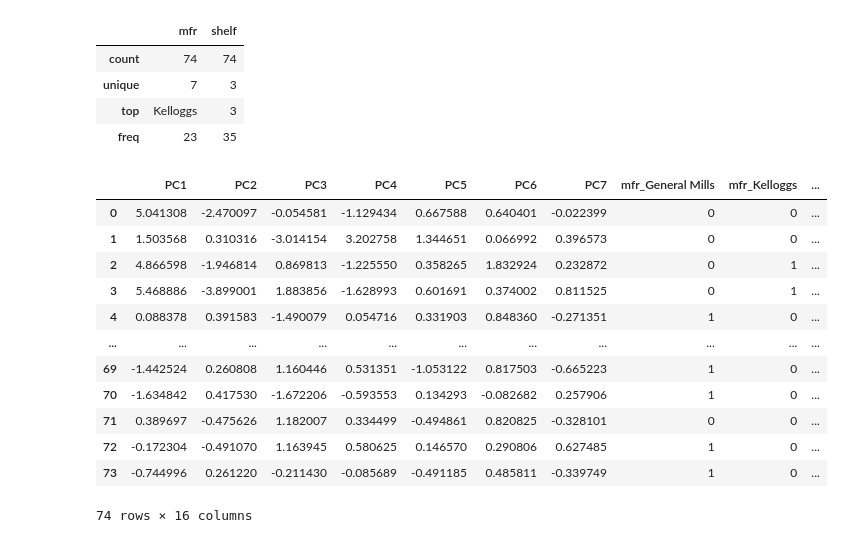
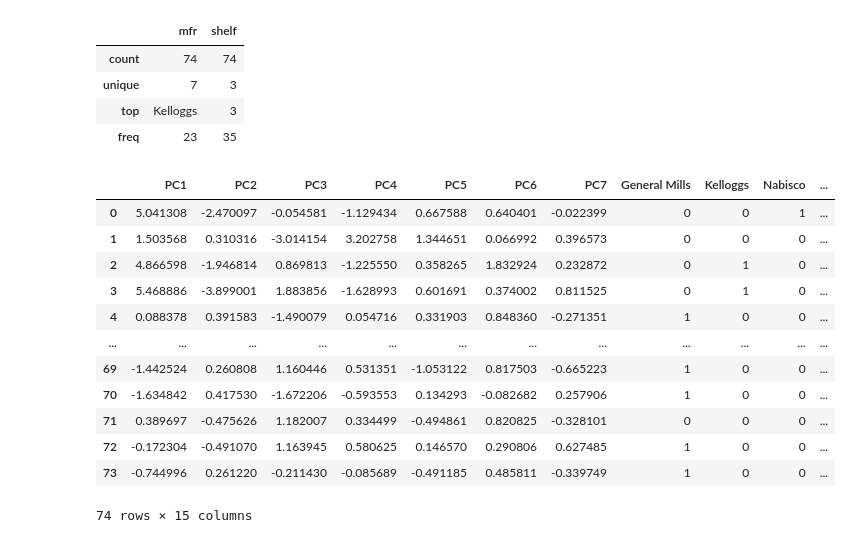
Before and after one commit to Janet16180/grupo_6_ciencia_de_datos, a Jupyter notebook: Actividad7PCA.ipynb, the cells around one changed output. Drawn from its saved outputs; the diff is of its cells as text; code cells hidden in the pictures.

```diff
--- a/Actividad7PCA.ipynb
+++ b/Actividad7PCA.ipynb
@@ -398,25 +410,26 @@ cereals_df[predictors].describe()
 # %%
 num_components = num_components_for_90_variance
 X_pca_selected = X_pca[:, :num_components]
 
-encoded_categoricals_df = pd.get_dummies(cereals_df[predictors], drop_first=True)
+encoded_categoricals_df = pd.get_dummies(cereals_df['mfr'], drop_first=True)
 encoded_categoricals_df = encoded_categoricals_df.astype(np.int8)
+encoded_categoricals_df['shelf'] = cereals_df['shelf']
 
 pca_components_df = pd.DataFrame(X_pca_selected, columns=[f'PC{i+1}' for i in range(num_components)])
 
 final_df = pd.concat([pca_components_df, encoded_categoricals_df, y.reset_index(drop=True)], axis=1)
 final_df
 # %% [output]
-|  | PC1 | PC2 | PC3 | PC4 | PC5 | PC6 | PC7 | mfr_General Mills | mfr_Kelloggs | ... |
-| 0 | 5.041308 | -2.470097 | -0.054581 | -1.129434 | 0.667588 | 0.640401 | -0.022399 | 0 | 0 | ... |
-| 1 | 1.503568 | 0.310316 | -3.014154 | 3.202758 | 1.344651 | 0.066992 | 0.396573 | 0 | 0 | ... |
-| 2 | 4.866598 | -1.946814 | 0.869813 | -1.225550 | 0.358265 | 1.832924 | 0.232872 | 0 | 1 | ... |
-| 3 | 5.468886 | -3.899001 | 1.883856 | -1.628993 | 0.601691 | 0.374002 | 0.811525 | 0 | 1 | ... |
-| 4 | 0.088378 | 0.391583 | -1.490079 | 0.054716 | 0.331903 | 0.848360 | -0.271351 | 1 | 0 | ... |
-| ... | ... | ... | ... | ... | ... | ... | ... | ... | ... | ... |
-| 69 | -1.442524 | 0.260808 | 1.160446 | 0.531351 | -1.053122 | 0.817503 | -0.665223 | 1 | 0 | ... |
-| 70 | -1.634842 | 0.417530 | -1.672206 | -0.593553 | 0.134293 | -0.082682 | 0.257906 | 1 | 0 | ... |
-| 71 | 0.389697 | -0.475626 | 1.182007 | 0.334499 | -0.494861 | 0.820825 | -0.328101 | 0 | 0 | ... |
-| 72 | -0.172304 | -0.491070 | 1.163945 | 0.580625 | 0.146570 | 0.290806 | 0.627485 | 1 | 0 | ... |
-| 73 | -0.744996 | 0.261220 | -0.211430 | -0.085689 | -0.491185 | 0.485811 | -0.339749 | 1 | 0 | ... |
+|  | PC1 | PC2 | PC3 | PC4 | PC5 | PC6 | PC7 | General Mills | Kelloggs | Nabisco | ... |
+| 0 | 5.041308 | -2.470097 | -0.054581 | -1.129434 | 0.667588 | 0.640401 | -0.022399 | 0 | 0 | 1 | ... |
+| 1 | 1.503568 | 0.310316 | -3.014154 | 3.202758 | 1.344651 | 0.066992 | 0.396573 | 0 | 0 | 0 | ... |
+| 2 | 4.866598 | -1.946814 | 0.869813 | -1.225550 | 0.358265 | 1.832924 | 0.232872 | 0 | 1 | 0 | ... |
+| 3 | 5.468886 | -3.899001 | 1.883856 | -1.628993 | 0.601691 | 0.374002 | 0.811525 | 0 | 1 | 0 | ... |
+| 4 | 0.088378 | 0.391583 | -1.490079 | 0.054716 | 0.331903 | 0.848360 | -0.271351 | 1 | 0 | 0 | ... |
+| ... | ... | ... | ... | ... | ... | ... | ... | ... | ... | ... | ... |
+| 69 | -1.442524 | 0.260808 | 1.160446 | 0.531351 | -1.053122 | 0.817503 | -0.665223 | 1 | 0 | 0 | ... |
+| 70 | -1.634842 | 0.417530 | -1.672206 | -0.593553 | 0.134293 | -0.082682 | 0.257906 | 1 | 0 | 0 | ... |
+| 71 | 0.389697 | -0.475626 | 1.182007 | 0.334499 | -0.494861 | 0.820825 | -0.328101 | 0 | 0 | 0 | ... |
+| 72 | -0.172304 | -0.491070 | 1.163945 | 0.580625 | 0.146570 | 0.290806 | 0.627485 | 1 | 0 | 0 | ... |
+| 73 | -0.744996 | 0.261220 | -0.211430 | -0.085689 | -0.491185 | 0.485811 | -0.339749 | 1 | 0 | 0 | ... |
-74 rows × 16 columns
+74 rows × 15 columns
```
Also changed, not shown: parts of 3 cells of this notebook.
